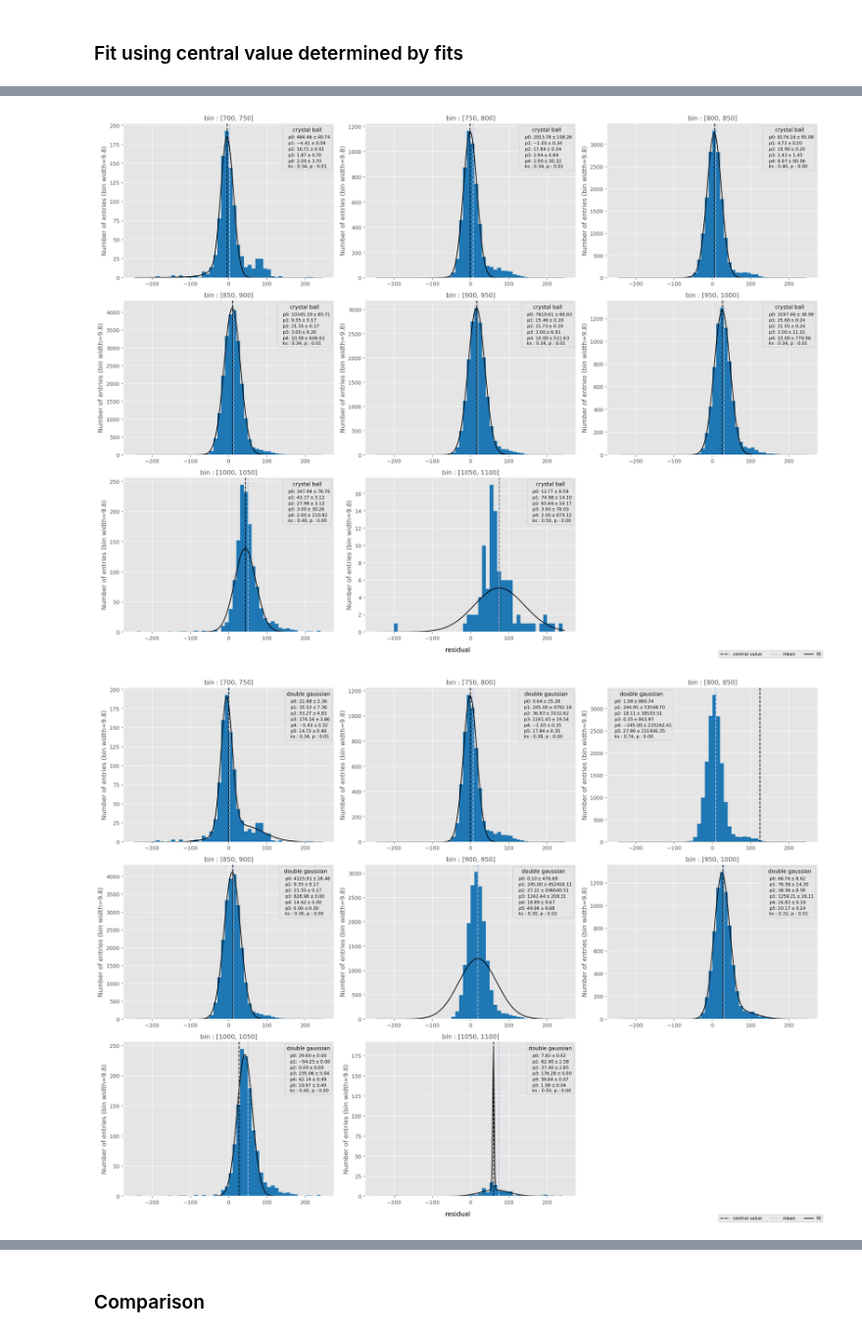
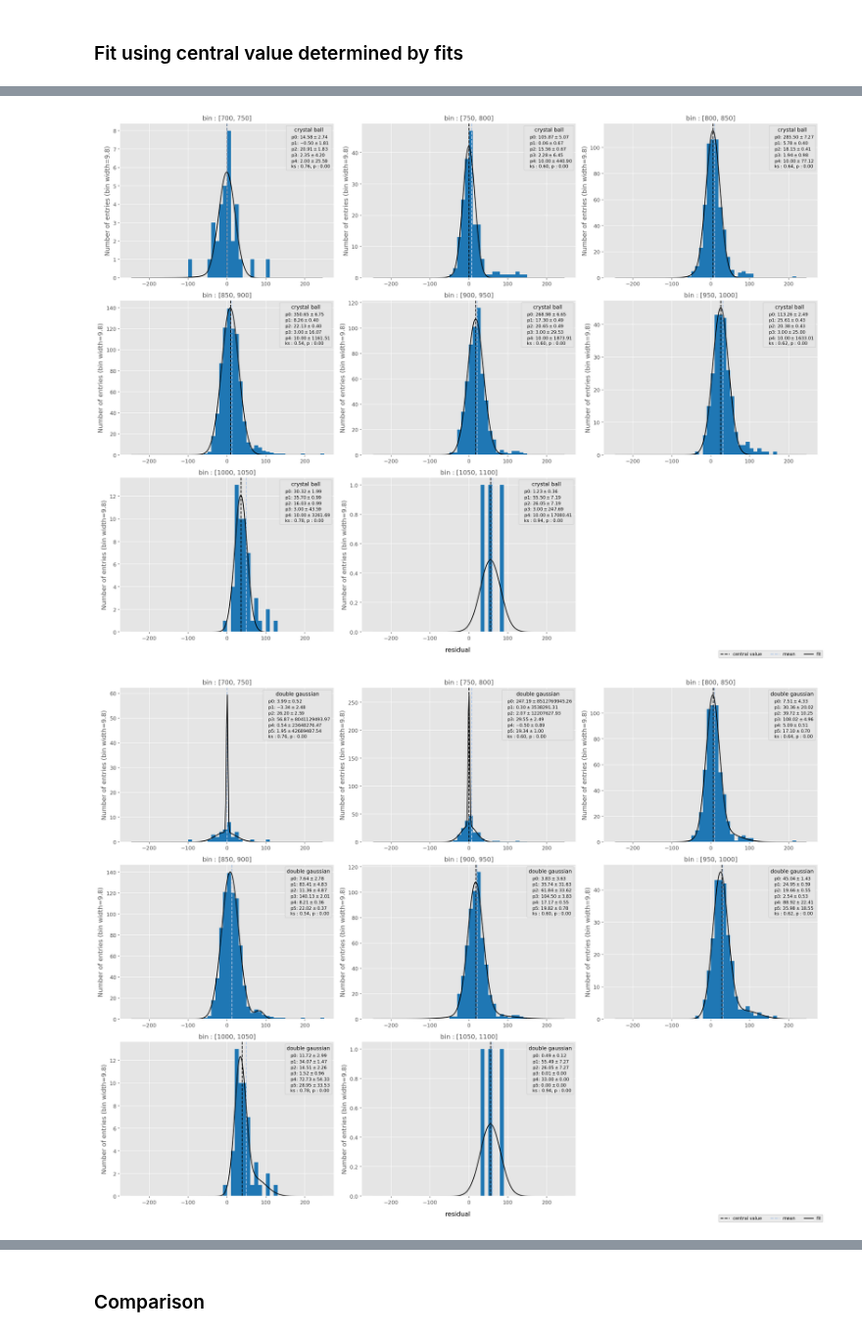
Before and after one commit to dlindebaum/pion-argon-xs-analysis, a Jupyter notebook: analysis/notebooks/beam_KE.ipynb, the cells around one changed output, grey strips where cells are left out. Shown at 98% size. Cells and saved outputs as stored; diff of their text form; code cells hidden in the pictures.

```diff
--- a/analysis/notebooks/beam_KE.ipynb
+++ b/analysis/notebooks/beam_KE.ipynb
@@ -85,7 +82,7 @@ for f in beam_quality_fits:
     with open(beam_quality_fits[f], "r") as file:
         beam_quality_fits[f] = json.load(file)
 
-mc = Master.Data(args.mc_file, nTuple_type = Master.Ntuple_Type.PDSP, nEvents = -1)
+mc = Master.Data(args.mc_file, nTuple_type = Master.Ntuple_Type.PDSP, nEvents = 10000)
 # data = Master.Data(args.data_file, nTuple_type = Master.Ntuple_Type.PDSP)
 
 mask = BeamParticleSelection.CreateDefaultSelection(mc, beam_quality_fits = beam_quality_fits["mc"], return_table = False)
@@ -121,5 +118,9 @@ MedianDEdXCut                25.252352            96.234999
 # %%
-save = True
+save = False
 if save: pdf = PdfPages("beam_KE_plots.pdf")
 def Save():
-    if save: pdf.savefig()
+    if save:
+        try:
+            pdf.savefig()
+        except AttributeError:
+            pass
@@ -131,2 +144,3 @@ true_ffKE = ak.flatten(mc.trueParticles.beam_traj_KE[ind])
 # %%
-KE_inst = KE(mc.recoParticles.beam_inst_P, Particle.from_pdgid(211).mass)
+KE_reco_inst = cross_section.KE(mc.recoParticles.beam_inst_P, Particle.from_pdgid(211).mass)
+KE_true_ff = mc.trueParticles.KE_front_face
@@ -193,0 +212,7 @@ print(popt)
+# %%
+bins = ak.Array([700, 750, 800, 850, 900, 950, 1000, 1050, 1100])
+
+mean_cv = NumericalCV(bins, KE_reco_inst, KE_true_ff)
+
+central_values = {}
+central_values["arithmetic_mean"] = {"value" : mean_cv[0], "error" : mean_cv[1]}
@@ -194,11 +221,9 @@ print(popt)
 # %% [markdown]
 ### Fit using central value determined by fits
 # %%
-df = pd.DataFrame({"KE_inst" : KE_inst, "true_ffKE" : true_ffKE})
+df = pd.DataFrame({"KE_inst" : KE_reco_inst, "true_ffKE" : KE_true_ff})
 df["residual"] = df.KE_inst - df.true_ffKE
 print(df)
-
-# bins = np.array(Fitting.create_bins_df(df.KE_inst, 500, [700, 1050]), dtype = int)
 
 functions = {
     "crystal_ball" : Fitting.crystal_ball,
@@ -207,9 +232,6 @@ functions = {
     "gaussian" : Fitting.gaussian
 }
 
-bins = ak.Array([700, 750, 800, 850, 900, 950, 1000, 1050, 1100])
-central_values = {}
-
 for f in functions:
     cv = Fitting.ExtractCentralValues_df(df, "KE_inst", "residual", [-250, 250], [functions[f]], bins, 50, rms_err = False)
     central_values[f] = {"value" : cv[0], "error" : cv[1]}
@@ -232,2 +254,2 @@ for f in functions:
-[figure, old version]
+[figure, new version]
-[figure, old version]
+[figure, new version]
```
Also changed, not shown: parts of 25 cells of this notebook, 5 other files.
